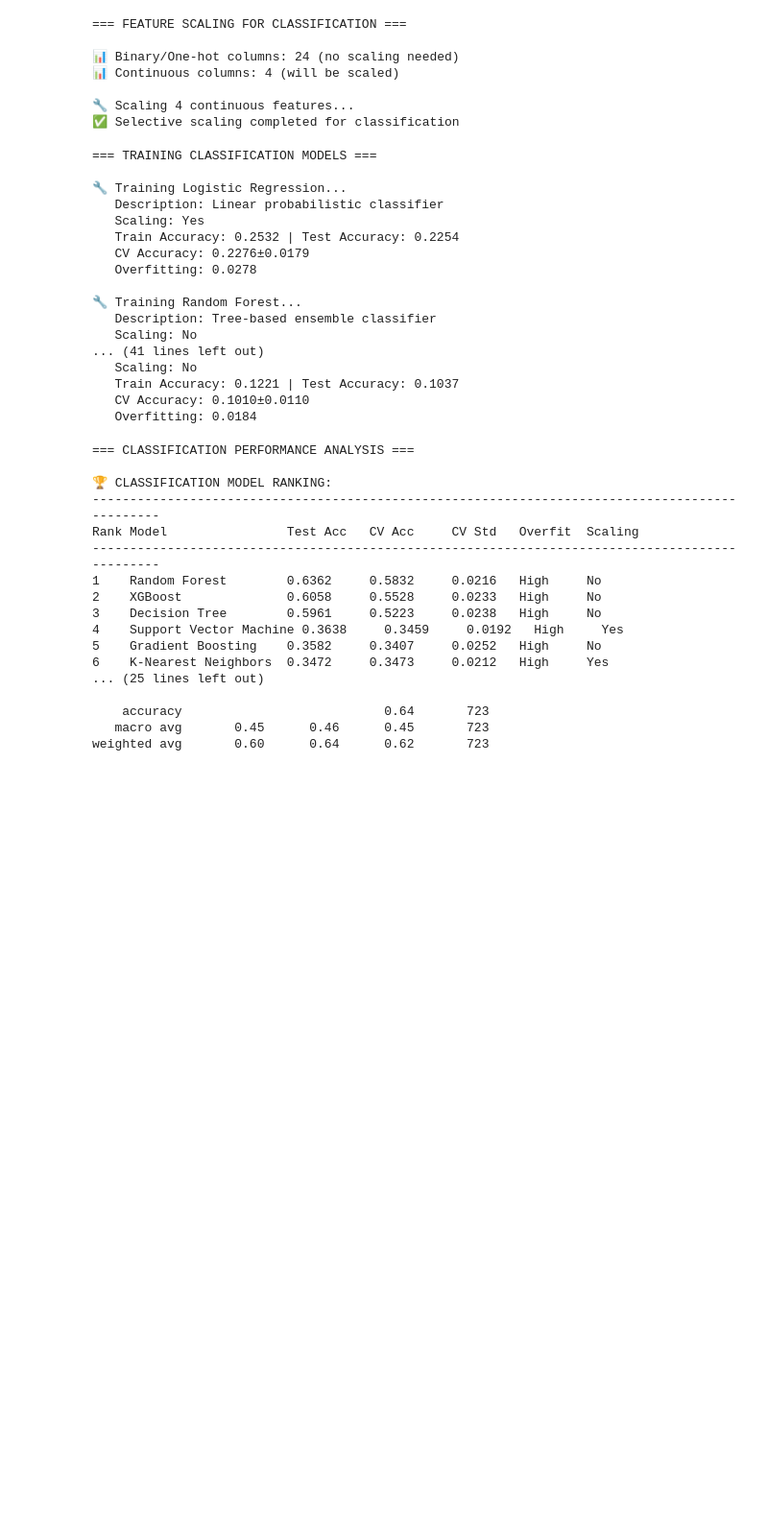
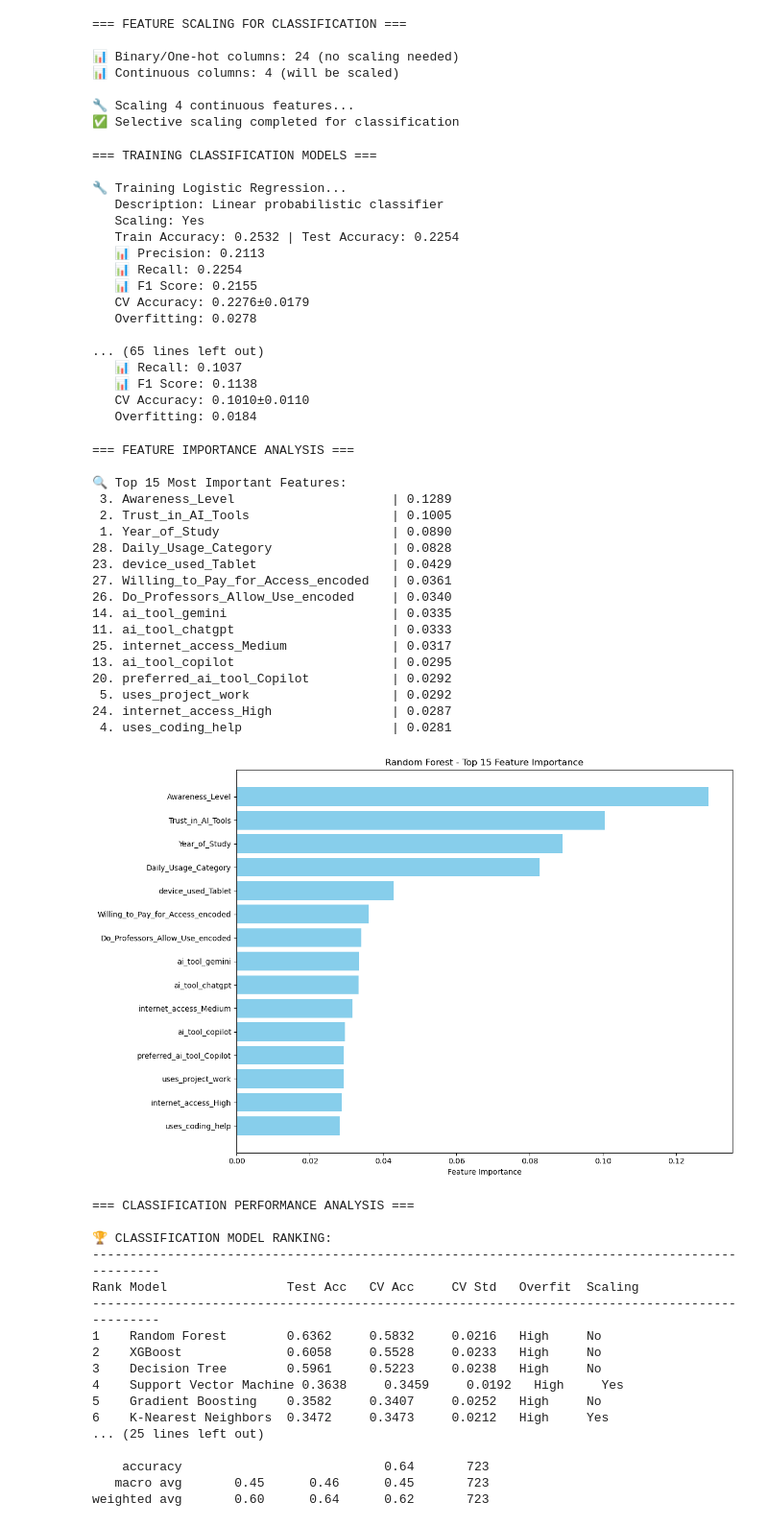
Before and after one commit to jackson9413/Project, a Jupyter notebook: 5_modelling.ipynb, the cells around one changed output. Shown at 96% size. Cells and saved outputs as stored; diff of their text form; code cells hidden in the pictures; blank space fills up the shorter version.

```diff
--- a/5_modelling.ipynb
+++ b/5_modelling.ipynb
@@ -2798,6 +2798,12 @@ def train_classification_models(X_train_class, X_test_class, y_train_class, y_te
             train_accuracy = accuracy_score(y_train_class, y_pred_train)
             test_accuracy = accuracy_score(y_test_class, y_pred_test)
 
+            # Multi-class specific metrics
+            precision = precision_score(y_test_class, y_pred_test, average='weighted')
+            recall = recall_score(y_test_class, y_pred_test, average='weighted')
+            f1 = f1_score(y_test_class, y_pred_test, average='weighted')
+
+
             # Cross-validation with stratification
             cv_scores = cross_val_score(model, X_tr, y_train_class,
                                        cv=StratifiedKFold(n_splits=5, shuffle=True, random_state=42),
@@ -2810,6 +2816,9 @@ def train_classification_models(X_train_class, X_test_class, y_train_class, y_te
                 'model': model,
                 'train_accuracy': train_accuracy,
                 'test_accuracy': test_accuracy,
+                'precision': precision,
+                'recall': recall,
+                'f1_score': f1,
                 'cv_mean': cv_scores.mean(),
                 'cv_std': cv_scores.std(),
                 'overfitting': overfitting,
@@ -2819,6 +2828,9 @@ def train_classification_models(X_train_class, X_test_class, y_train_class, y_te
             }
 
             print(f"   Train Accuracy: {train_accuracy:.4f} | Test Accuracy: {test_accuracy:.4f}")
+            print(f"   📊 Precision: {precision:.4f}")
+            print(f"   📊 Recall: {recall:.4f}")
+            print(f"   📊 F1 Score: {f1:.4f}")
             print(f"   CV Accuracy: {cv_scores.mean():.4f}±{cv_scores.std():.4f}")
             print(f"   Overfitting: {overfitting:.4f}")
 
@@ -2828,6 +2840,9 @@ def train_classification_models(X_train_class, X_test_class, y_train_class, y_te
                 'model': None,
                 'train_accuracy': 0,
                 'test_accuracy': 0,
+                'precision': 0,
+                'recall': 0,
+                'f1_score': 0,
                 'cv_mean': 0,
                 'cv_std': 0,
                 'overfitting': 0,
@@ -2851,17 +2866,40 @@ classification_results = train_classification_models(X_train_class, X_test_class
    Description: Linear probabilistic classifier
    Scaling: Yes
    Train Accuracy: 0.2532 | Test Accuracy: 0.2254
+   📊 Precision: 0.2113
+   📊 Recall: 0.2254
+   📊 F1 Score: 0.2155
    CV Accuracy: 0.2276±0.0179
    Overfitting: 0.0278
 
-🔧 Training Random Forest...
-   Description: Tree-based ensemble classifier
-   Scaling: No
-... (41 lines left out)
-   Scaling: No
-   Train Accuracy: 0.1221 | Test Accuracy: 0.1037
+... (65 lines left out)
+   📊 Recall: 0.1037
+   📊 F1 Score: 0.1138
    CV Accuracy: 0.1010±0.0110
    Overfitting: 0.0184
+# %%
+# Analyze feature importance
+feature_importance = analyze_feature_importance(classification_results, X_class)
+# %% [output]
+=== FEATURE IMPORTANCE ANALYSIS ===
+
+🔍 Top 15 Most Important Features:
+ 3. Awareness_Level                     | 0.1289
+ 2. Trust_in_AI_Tools                   | 0.1005
+ 1. Year_of_Study                       | 0.0890
+28. Daily_Usage_Category                | 0.0828
+23. device_used_Tablet                  | 0.0429
+27. Willing_to_Pay_for_Access_encoded   | 0.0361
+26. Do_Professors_Allow_Use_encoded     | 0.0340
+14. ai_tool_gemini                      | 0.0335
+11. ai_tool_chatgpt                     | 0.0333
+25. internet_access_Medium              | 0.0317
+13. ai_tool_copilot                     | 0.0295
+20. preferred_ai_tool_Copilot           | 0.0292
+ 5. uses_project_work                   | 0.0292
+24. internet_access_High                | 0.0287
+ 4. uses_coding_help                    | 0.0281
+[figure, added]
 # %%
 # 📊 CLASSIFICATION PERFORMANCE ANALYSIS
 def analyze_classification_performance(classification_results, y_test_class, label_encoder):
```
Also changed, not shown: parts of 13 cells of this notebook, 1 other file.
